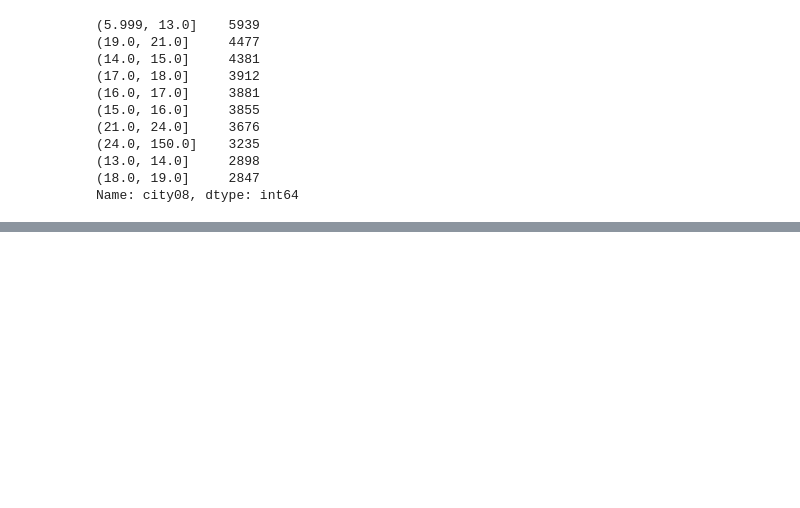
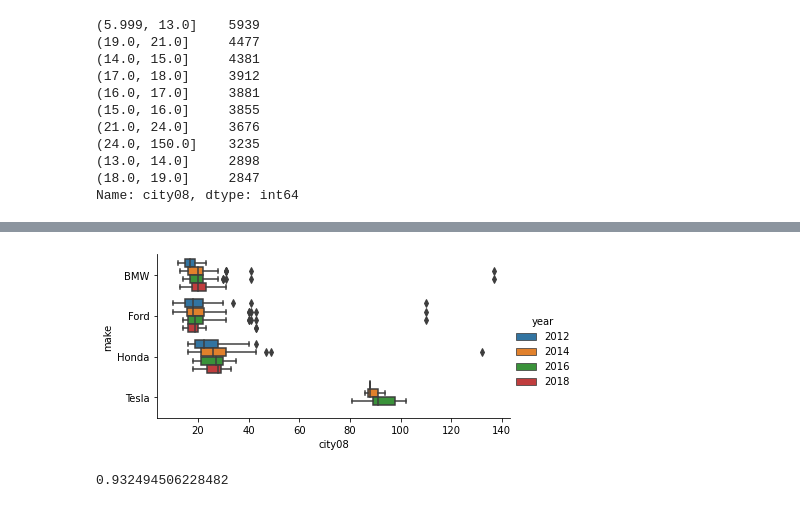
Before and after one commit to minstrel1149/pandas_practice-cookbook1, a Jupyter notebook: pd_cookbook_2_chapter5.ipynb, the cells around one changed output, grey strips where cells are left out. Cells and saved outputs as stored; diff of their text form; code cells hidden in the pictures; blank space fills up the shorter version.

```diff
--- a/pd_cookbook_2_chapter5.ipynb
+++ b/pd_cookbook_2_chapter5.ipynb
@@ -184,0 +235,8 @@ Name: city08, dtype: int64
+# %%
+g = sns.catplot(y='make', x='city08', data=fueleco.loc[mask, :], hue='year', hue_order=[2012, 2014, 2016, 2018], kind='box', height=3, aspect=2)
+# %% [output]
+[figure, added]
+# %%
+fueleco['city08'].corr(fueleco['highway08'], method='pearson')
+# %% [output]
+0.932494506228482
```
Also changed, not shown: parts of 16 cells of this notebook, 1 other file.
